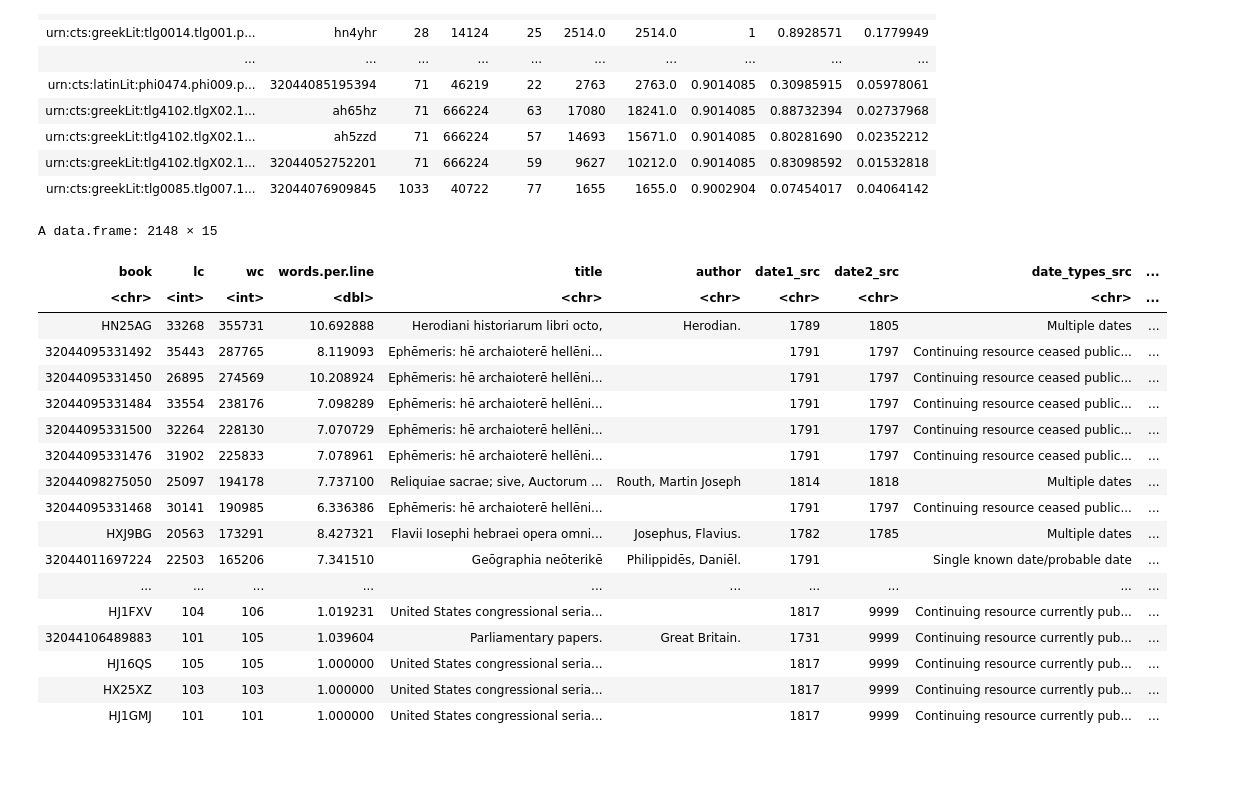
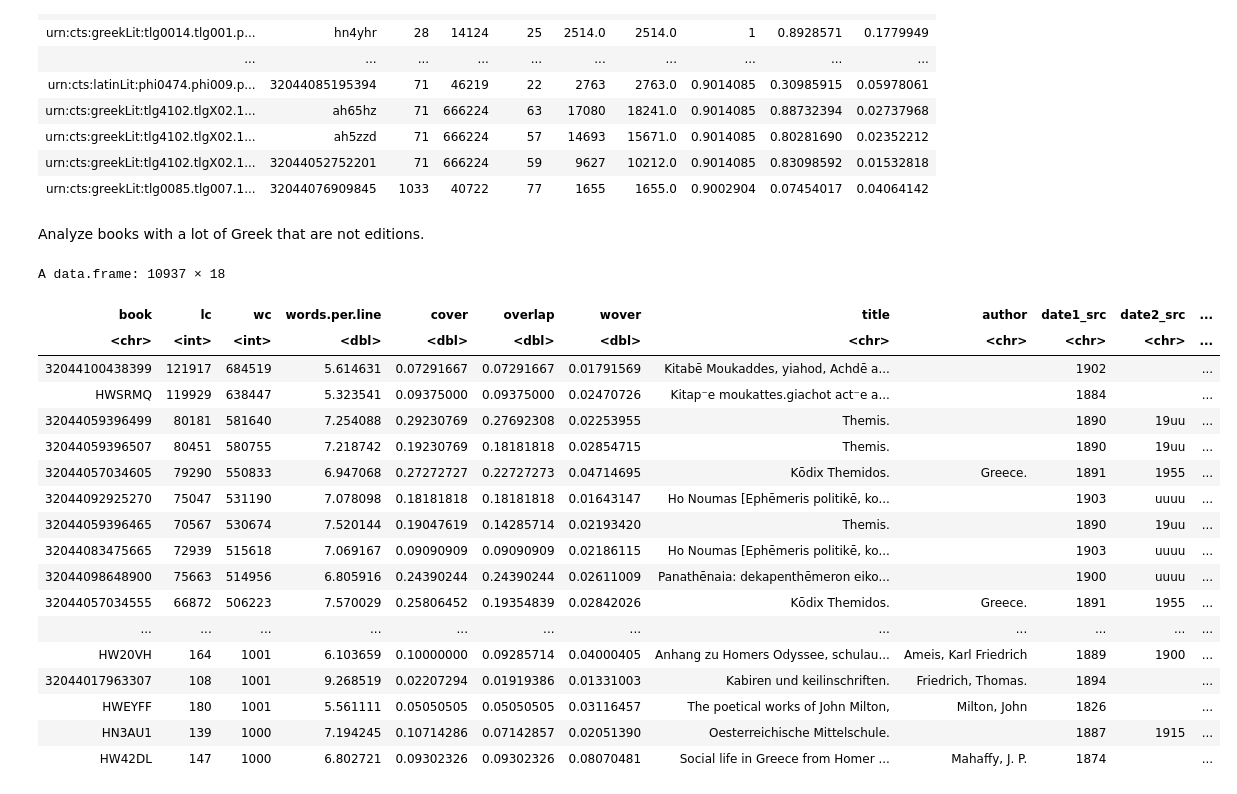
Before and after one commit to dasmiq/idi-cites, a Jupyter notebook: idi_cites.ipynb, the cells around one changed output. Cells and saved outputs as stored; diff of their text form; code cells hidden in the pictures; blank space fills up the shorter version.

Commit message:
Include overlap stats in possible unseen editions.

```diff
--- a/idi_cites.ipynb
+++ b/idi_cites.ipynb
@@ -484,35 +484,39 @@ A data.frame: 949 × 10
 | urn:cts:greekLit:tlg4102.tlgX02.1... | ah5zzd | 71 | 666224 | 57 | 14693 | 15671.0 | 0.9014085 | 0.80281690 | 0.02352212 |
 | urn:cts:greekLit:tlg4102.tlgX02.1... | 32044052752201 | 71 | 666224 | 59 | 9627 | 10212.0 | 0.9014085 | 0.83098592 | 0.01532818 |
 | urn:cts:greekLit:tlg0085.tlg007.1... | 32044076909845 | 1033 | 40722 | 77 | 1655 | 1655.0 | 0.9002904 | 0.07454017 | 0.04064142 |
+# %% [markdown]
+Analyze books with a lot of Greek that are not editions.
 # %%
 greek.words <- read.csv("https://raw.githubusercontent.com/dasmiq/idi-cites/refs/heads/main/greek-words.csv", header=TRUE)
+# %%
+book.overlap <- overlap |> group_by(book) |> summarize(cover=max(cover), overlap=max(overlap), wover=max(wover)) |> ungroup()
 # %%
 greek.words |>
   mutate(words.per.line=wc/lc) |>
-  anti_join(overlap |> filter(wover >= 0.1), by="book") |>
+  left_join(book.overlap, by="book") |>
   inner_join(idi.dated, by="book") |>
-  filter(year < 1820) |>
+  filter(wover < 0.1 & cover < 0.3 & wc >= 1000) |>
   arrange(-wc)
 # %% [output]
-A data.frame: 2148 × 15
+A data.frame: 10937 × 18
-| book | lc | wc | words.per.line | title | author | date1_src | date2_src | date_types_src | ... |
-| <chr> | <int> | <int> | <dbl> | <chr> | <chr> | <chr> | <chr> | <chr> | ... |
-| HN25AG | 33268 | 355731 | 10.692888 | Herodiani historiarum libri octo, | Herodian. | 1789 | 1805 | Multiple dates | ... |
-| 32044095331492 | 35443 | 287765 | 8.119093 | Ephēmeris: hē archaioterē hellēni... |  | 1791 | 1797 | Continuing resource ceased public... | ... |
-| 32044095331450 | 26895 | 274569 | 10.208924 | Ephēmeris: hē archaioterē hellēni... |  | 1791 | 1797 | Continuing resource ceased public... | ... |
-| 32044095331484 | 33554 | 238176 | 7.098289 | Ephēmeris: hē archaioterē hellēni... |  | 1791 | 1797 | Continuing resource ceased public... | ... |
-| 32044095331500 | 32264 | 228130 | 7.070729 | Ephēmeris: hē archaioterē hellēni... |  | 1791 | 1797 | Continuing resource ceased public... | ... |
-| 32044095331476 | 31902 | 225833 | 7.078961 | Ephēmeris: hē archaioterē hellēni... |  | 1791 | 1797 | Continuing resource ceased public... | ... |
-| 32044098275050 | 25097 | 194178 | 7.737100 | Reliquiae sacrae; sive, Auctorum ... | Routh, Martin Joseph | 1814 | 1818 | Multiple dates | ... |
-| 32044095331468 | 30141 | 190985 | 6.336386 | Ephēmeris: hē archaioterē hellēni... |  | 1791 | 1797 | Continuing resource ceased public... | ... |
-| HXJ9BG | 20563 | 173291 | 8.427321 | Flavii Iosephi hebraei opera omni... | Josephus, Flavius. | 1782 | 1785 | Multiple dates | ... |
-| 32044011697224 | 22503 | 165206 | 7.341510 | Geōgraphia neōterikē | Philippidēs, Daniēl. | 1791 |  | Single known date/probable date | ... |
-| ... | ... | ... | ... | ... | ... | ... | ... | ... | ... |
-| HJ1FXV | 104 | 106 | 1.019231 | United States congressional seria... |  | 1817 | 9999 | Continuing resource currently pub... | ... |
-| 32044106489883 | 101 | 105 | 1.039604 | Parliamentary papers. | Great Britain. | 1731 | 9999 | Continuing resource currently pub... | ... |
-| HJ16QS | 105 | 105 | 1.000000 | United States congressional seria... |  | 1817 | 9999 | Continuing resource currently pub... | ... |
-| HX25XZ | 103 | 103 | 1.000000 | United States congressional seria... |  | 1817 | 9999 | Continuing resource currently pub... | ... |
-| HJ1GMJ | 101 | 101 | 1.000000 | United States congressional seria... |  | 1817 | 9999 | Continuing resource currently pub... | ... |
+| book | lc | wc | words.per.line | cover | overlap | wover | title | author | date1_src | date2_src | ... |
+| <chr> | <int> | <int> | <dbl> | <dbl> | <dbl> | <dbl> | <chr> | <chr> | <chr> | <chr> | ... |
+| 32044100438399 | 121917 | 684519 | 5.614631 | 0.07291667 | 0.07291667 | 0.01791569 | Kitabē Moukaddes, yiahod, Achdē a... |  | 1902 |  | ... |
+| HWSRMQ | 119929 | 638447 | 5.323541 | 0.09375000 | 0.09375000 | 0.02470726 | Kitap⁻e moukattes.giachot act⁻e a... |  | 1884 |  | ... |
+| 32044059396499 | 80181 | 581640 | 7.254088 | 0.29230769 | 0.27692308 | 0.02253955 | Themis. |  | 1890 | 19uu | ... |
+| 32044059396507 | 80451 | 580755 | 7.218742 | 0.19230769 | 0.18181818 | 0.02854715 | Themis. |  | 1890 | 19uu | ... |
+| 32044057034605 | 79290 | 550833 | 6.947068 | 0.27272727 | 0.22727273 | 0.04714695 | Kōdix Themidos. | Greece. | 1891 | 1955 | ... |
+| 32044092925270 | 75047 | 531190 | 7.078098 | 0.18181818 | 0.18181818 | 0.01643147 | Ho Noumas [Ephēmeris politikē, ko... |  | 1903 | uuuu | ... |
+| 32044059396465 | 70567 | 530674 | 7.520144 | 0.19047619 | 0.14285714 | 0.02193420 | Themis. |  | 1890 | 19uu | ... |
+| 32044083475665 | 72939 | 515618 | 7.069167 | 0.09090909 | 0.09090909 | 0.02186115 | Ho Noumas [Ephēmeris politikē, ko... |  | 1903 | uuuu | ... |
+| 32044098648900 | 75663 | 514956 | 6.805916 | 0.24390244 | 0.24390244 | 0.02611009 | Panathēnaia: dekapenthēmeron eiko... |  | 1900 | uuuu | ... |
+| 32044057034555 | 66872 | 506223 | 7.570029 | 0.25806452 | 0.19354839 | 0.02842026 | Kōdix Themidos. | Greece. | 1891 | 1955 | ... |
+| ... | ... | ... | ... | ... | ... | ... | ... | ... | ... | ... | ... |
+| HW20VH | 164 | 1001 | 6.103659 | 0.10000000 | 0.09285714 | 0.04000405 | Anhang zu Homers Odyssee, schulau... | Ameis, Karl Friedrich | 1889 | 1900 | ... |
+| 32044017963307 | 108 | 1001 | 9.268519 | 0.02207294 | 0.01919386 | 0.01331003 | Kabiren und keilinschriften. | Friedrich, Thomas. | 1894 |  | ... |
+| HWEYFF | 180 | 1001 | 5.561111 | 0.05050505 | 0.05050505 | 0.03116457 | The poetical works of John Milton, | Milton, John | 1826 |  | ... |
+| HN3AU1 | 139 | 1000 | 7.194245 | 0.10714286 | 0.07142857 | 0.02051390 | Oesterreichische Mittelschule. |  | 1887 | 1915 | ... |
+| HW42DL | 147 | 1000 | 6.802721 | 0.09302326 | 0.09302326 | 0.08070481 | Social life in Greece from Homer ... | Mahaffy, J. P. | 1874 |  | ... |
 # %%
 meta.cites |> filter(!is.edition) |>
   group_by(work, work.author, work.title, words) |> summarize(hits=sum(hits)) |> ungroup() |>
```
Also changed, not shown: parts of 1 cell of this notebook.
